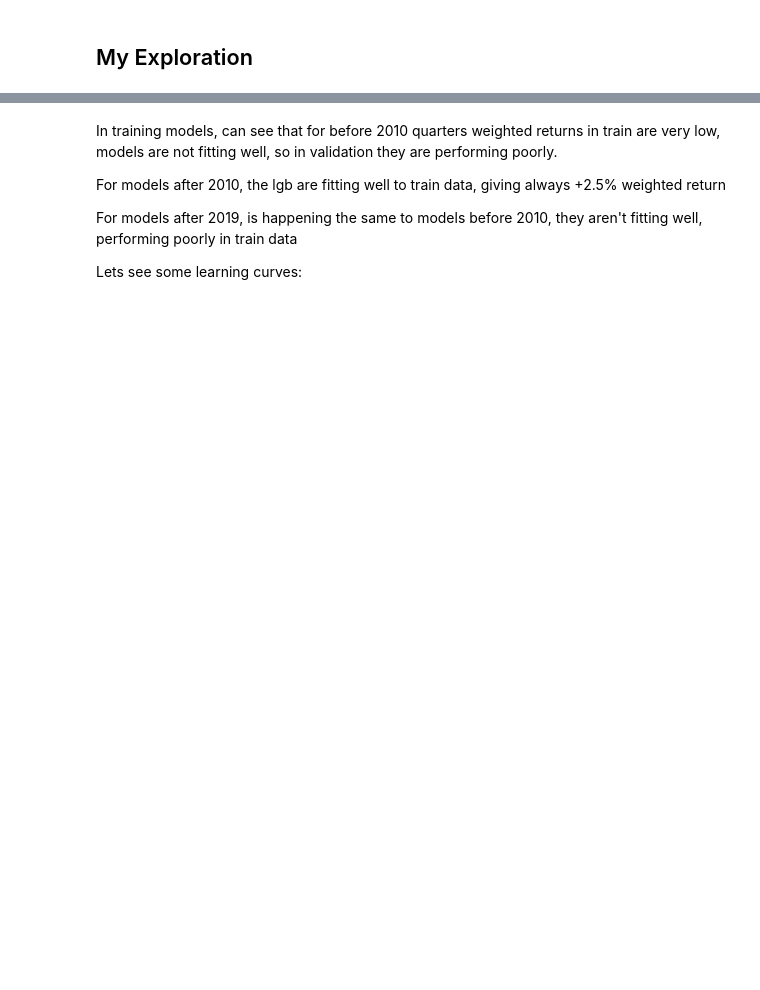
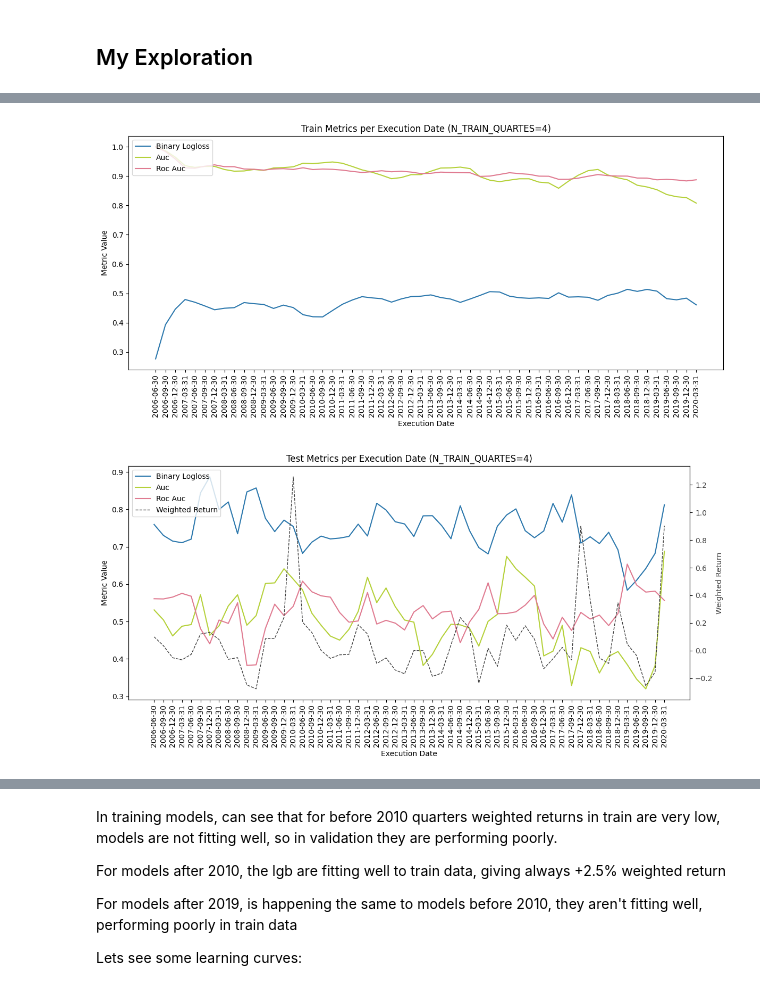
Before and after one commit to Riemann-def/zrive-ds, a Jupyter notebook: src/module_5/module5.ipynb, the cells around one changed output, grey strips where cells are left out. Saved outputs shown, nothing was run; the diff lists cells and outputs as text; code cells hidden in the pictures; blank space fills up the shorter version.

```diff
--- a/src/module_5/module5.ipynb
+++ b/src/module_5/module5.ipynb
@@ -143,7 +148,7 @@ def get_columns_to_remove():
                          "sp500_change_365",
                          "stock_change_div_365",
                          "stock_change_730",
-                         "sp500_change_365",
+                         "sp500_change_730", # Added, was making data leak
                          "stock_change_div_730",
                          "diff_ch_sp500",
                          "diff_ch_avg_500",
@@ -192,7 +200,10 @@ def train_model(train_set,test_set,n_estimators = 300):
 # %% [markdown]
 This is the function which receives an `execution_date` and splits the dataset between train and test, trains the models and evaluates the model in test. It returns a dictionary with the different evaluation metrics in train and test:
 # %%
-def run_model_for_execution_date(execution_date,all_results,all_predicted_tickers_list,all_models,n_estimators,include_nulls_in_test = False):
+def run_model_for_execution_date(
+            execution_date,all_results,all_predicted_tickers_list,all_models,n_estimators,
+            include_nulls_in_test = False
+        ):
         global train_set
         global test_set
         # split the dataset between train and test
@@ -301,0 +414,36 @@ def draw_feature_importance(model,top = 15):
+# %%
+N_TRAIN_QUARTES = 4
+
+all_results = {}
+all_predicted_tickers_list = []
+all_models = {}
+
+for execution_date in execution_dates:
+    print(execution_date)
+    (
+        all_results, all_predicted_tickers_list, all_models, model, X_train, X_test
+    ) = run_model_for_execution_date(
+            execution_date, all_results, all_predicted_tickers_list, all_models, N_TREES, False
+        )
+
+all_predicted_tickers = pd.concat(all_predicted_tickers_list)
+
+test_results = parse_results_into_df("valid_0", all_results)
+train_results = parse_results_into_df("training", all_results)
+
+test_results_final_tree = test_results.sort_values(["execution_date","n_trees"]).drop_duplicates("execution_date",keep = "last")
+train_results_final_tree = train_results.sort_values(["execution_date","n_trees"]).drop_duplicates("execution_date",keep = "last")
+
+
+plot_metrics_over_time(
+    train_results_final_tree,
+    metrics=["binary_logloss", "auc", "roc_auc"],
+    title=f"Train Metrics per Execution Date (N_TRAIN_QUARTES={N_TRAIN_QUARTES})"
+)
+
+plot_metrics_over_time(
+    test_results_final_tree,
+    metrics=["binary_logloss", "auc", "roc_auc", "weighted-return"],
+    title=f"Test Metrics per Execution Date (N_TRAIN_QUARTES={N_TRAIN_QUARTES})"
+)
+# %% [output]
@@ -301,0 +467,2 @@ def draw_feature_importance(model,top = 15):
+[figure, added]
+[figure, added]
```
Also changed, not shown: parts of 50 cells of this notebook, 3 other files.
